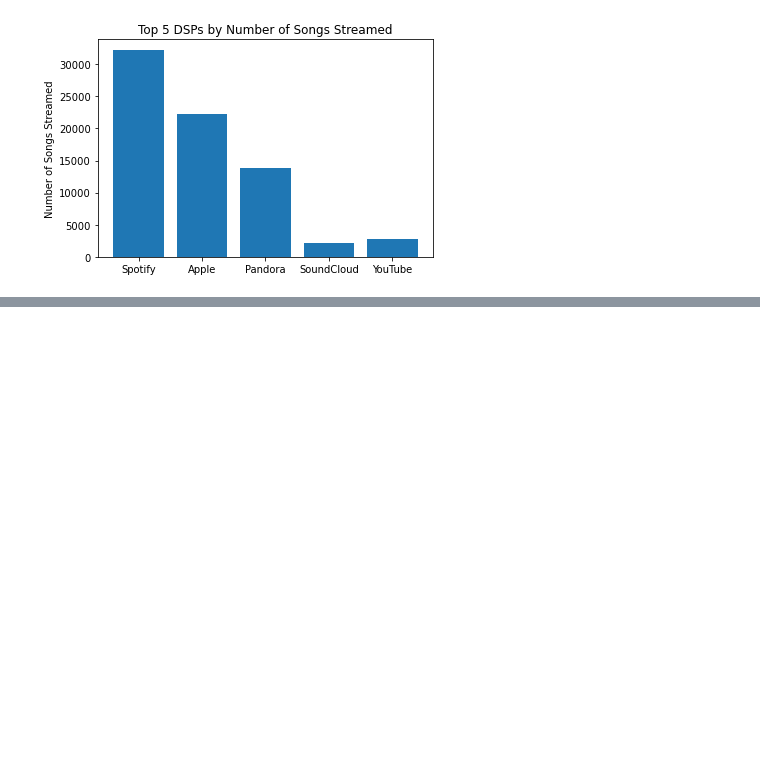
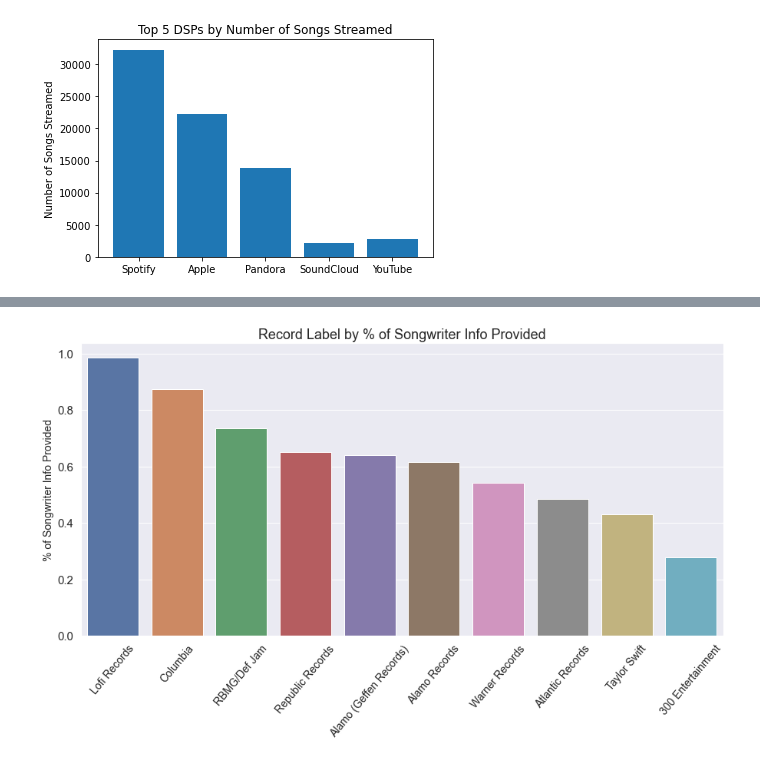
Before and after one commit to NSS-Data-Analytics-Cohort-6/mlc-project-nan-nagini, a Jupyter notebook: notebooks/NaN_Nagini_Abi.ipynb, the cells around one changed output, grey strips where cells are left out. Saved outputs shown, nothing was run; the diff lists cells and outputs as text; code cells hidden in the pictures; blank space fills up the shorter version.

Commit message:
label graphs done, still need to format DSP graphs and look into other trends

```diff
--- a/notebooks/NaN_Nagini_Abi.ipynb
+++ b/notebooks/NaN_Nagini_Abi.ipynb
@@ -616,0 +617,3 @@ print(master_label_df.head(10))
+# %%
+top_10_labels = master_label_df.head(10)
+print(top_10_labels)
@@ -616,0 +646,15 @@ print(master_label_df.head(10))
+# %%
+top_10_labels_sw = top_10_labels.sort_values(by='Songwriter?', ascending=False)
+# %%
+#I feel it is important to note that this is completely meaningless, the label and whether or not the DSP provided the songwriter data are, to my understanding, completely unrelated data fields... but here we go anyway
+sns.set_theme(style='darkgrid')
+sns.set(font_scale=1)
+sns.barplot(x='Label', y='Songwriter?', data=top_10_labels_sw)
+plt.title('Record Label by % of Songwriter Info Provided', fontsize=18)
+plt.xticks(rotation=50, fontsize=14)
+plt.xlabel('', fontsize=0)
+plt.ylabel('% of Songwriter Info Provided', fontsize=14)
+plt.yticks(fontsize=15)
+plt.gcf().set_size_inches(15, 7)
+# %% [output]
+[figure, added]
```
Also changed, not shown: parts of 61 cells of this notebook.
